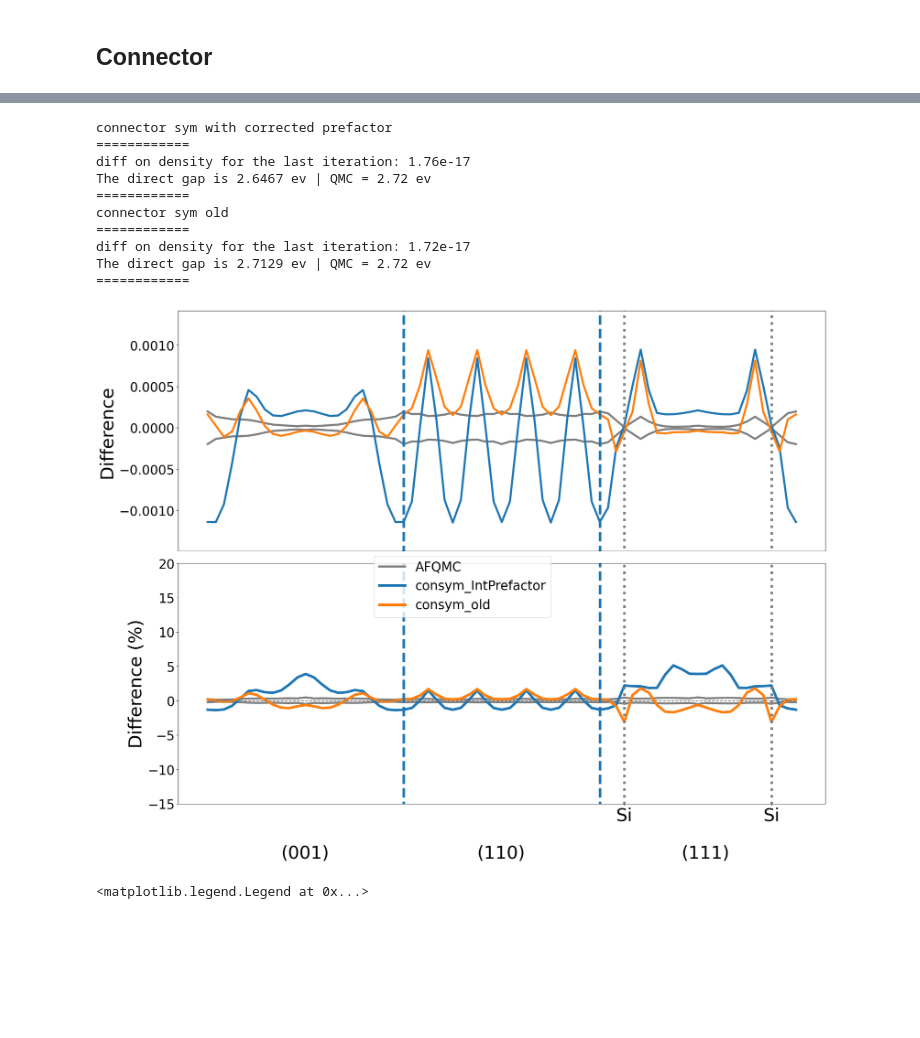
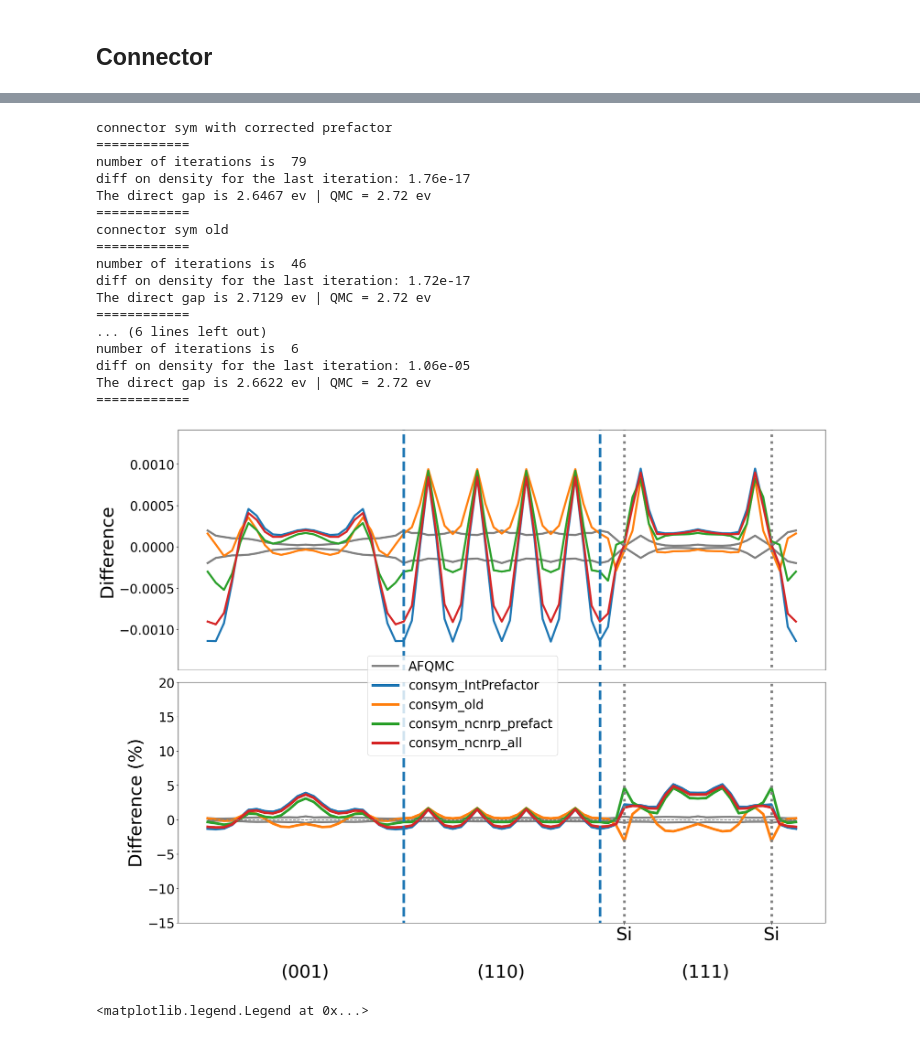
Before and after one commit to aouinaayoub/connector, a Jupyter notebook: fxc_connector.ipynb, the cells around one changed output, grey strips where cells are left out. Cells and saved outputs as stored; diff of their text form; code cells hidden in the pictures; blank space fills up the shorter version.

```diff
--- a/fxc_connector.ipynb
+++ b/fxc_connector.ipynb
@@ -48,29 +54,40 @@ and $n^c= \frac{1}{f_{\rm xc}(n_0) } \int f_{\rm xc}(n'_0, {\bf r,r'} ) n({\bf r
 # %%
 print("connector sym with corrected prefactor")
 dens_con1,vxc_con1,_,_,_,_= get_data_from_npz("si_IntPrefactor_con_consym_v2.npz", it=-1)
 print("connector sym old")
 dens_con2,vxc_con2,_,_,_,_= get_data_from_npz("si_consym_old.npz")
-#dens_con2,vxc_con2,_,_,_,_= get_data_from_npz("si_IntPrefactor_con_consym.npz")
+dens_con3,vxc_con3,_,_,_,_= get_data_from_npz("si_05nc05nrp_in_prefactcon_consym.npz")
+dens_con4,vxc_con4,_,_,_,_= get_data_from_npz("si_05nc05nrp_all_con_consym.npz")
 #dens_con2,vxc_con2,_,_,_,_= get_data_from_npz("si_newPrefOldconsym_consym.npz")
 
 diff_con1= get_dens_inSD_si(dens_con1-newdens_QMC)
 #diff_consym_old=get_dens_inSD(dens_con2-newdens_QMC)
 diff_con2= get_dens_inSD_si(dens_con2)-get_dens_inSD_si(newdens_QMC)
+diff_con3= get_dens_inSD_si(dens_con3)-get_dens_inSD_si(newdens_QMC)
+diff_con4= get_dens_inSD_si(dens_con4)-get_dens_inSD_si(newdens_QMC)
 
-diff_approx= [diff_con1, diff_con2]
-plot_diff_func(get_dens_inSD_si(newdens_QMC), diff_approx, ["consym_IntPrefactor","consym_old"],erbar)
+
+diff_approx= [diff_con1, diff_con2,diff_con3,diff_con4]
+plot_diff_func(get_dens_inSD_si(newdens_QMC), diff_approx, ["consym_IntPrefactor","consym_old","consym_ncnrp_prefact","consym_ncnrp_all"],erbar)
 # %% [output]
 connector sym with corrected prefactor
 ============
+number of iterations is  79
 diff on density for the last iteration: 1.76e-17
 The direct gap is 2.6467 ev | QMC = 2.72 ev
 ============
 connector sym old
 ============
+number of iterations is  46
 diff on density for the last iteration: 1.72e-17
 The direct gap is 2.7129 ev | QMC = 2.72 ev
 ============
+... (6 lines left out)
+number of iterations is  6
+diff on density for the last iteration: 1.06e-05
+The direct gap is 2.6622 ev | QMC = 2.72 ev
+============
-[figure, old version]
+[figure, new version]
 # %%
 plt.rcdefaults()
 #with plt.style.context("latex-sans"):
```
Also changed, not shown: parts of 3 cells of this notebook.
